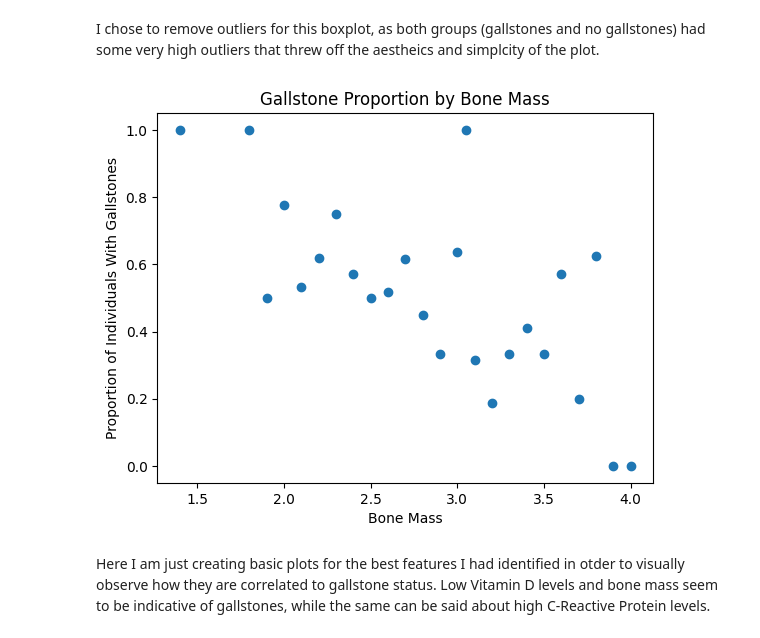
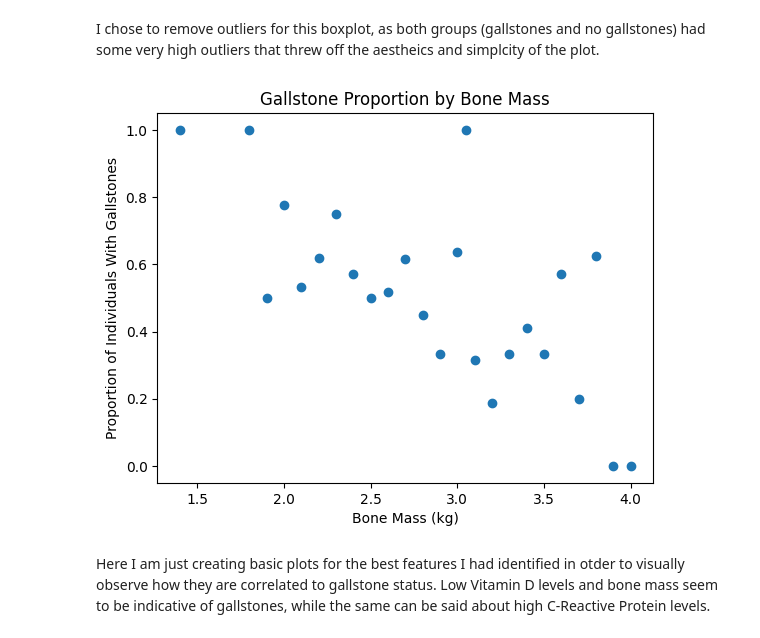
Before and after one commit to DanielT118/Gallstones-Research-Project, a Jupyter notebook: Gallstones_Research_Project.ipynb, the cells around one changed output. Cells and saved outputs as stored; diff of their text form; code cells hidden in the pictures.

```diff
--- a/Gallstones_Research_Project.ipynb
+++ b/Gallstones_Research_Project.ipynb
@@ -197,16 +205,16 @@ I chose to remove outliers for this boxplot, as both groups (gallstones and no g
 # %%
 grouped_data = df.groupby('Bone Mass (BM)')
 gallstone_frac = grouped_data['Gallstone Status'].mean()
 
 x_values = gallstone_frac.index
 plt.scatter(x_values, gallstone_frac)
 
-plt.xlabel('Bone Mass')
+plt.xlabel('Bone Mass (kg)')
 plt.ylabel('Proportion of Individuals With Gallstones')
 plt.title('Gallstone Proportion by Bone Mass')
 
 plt.show()
 # %% [output]
-[figure, old version]
+[figure, new version]
 # %% [markdown]
 Here I am just creating basic plots for the best features I had identified in otder to visually observe how they are correlated to gallstone status. Low Vitamin D levels and bone mass seem to be indicative of gallstones, while the same can be said about high C-Reactive Protein levels.
```
Also changed, not shown: parts of 6 cells of this notebook.
